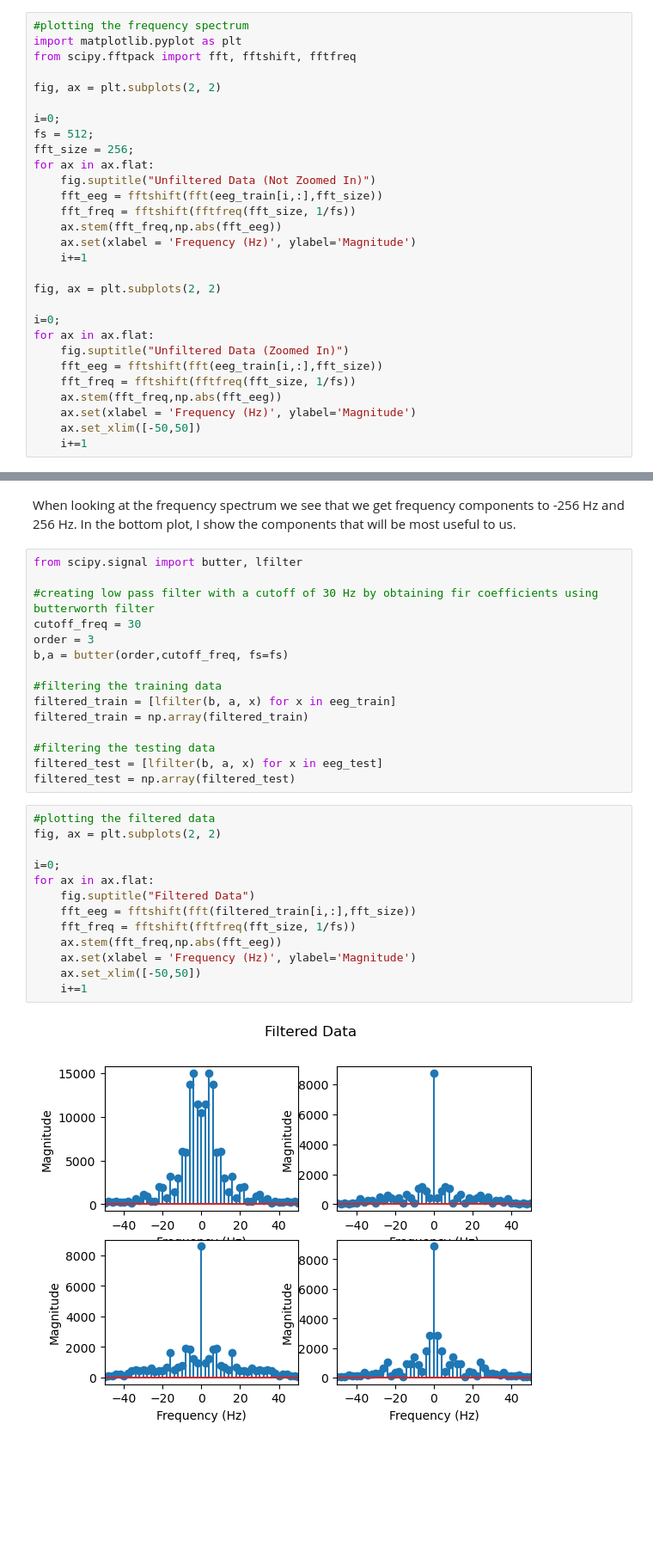
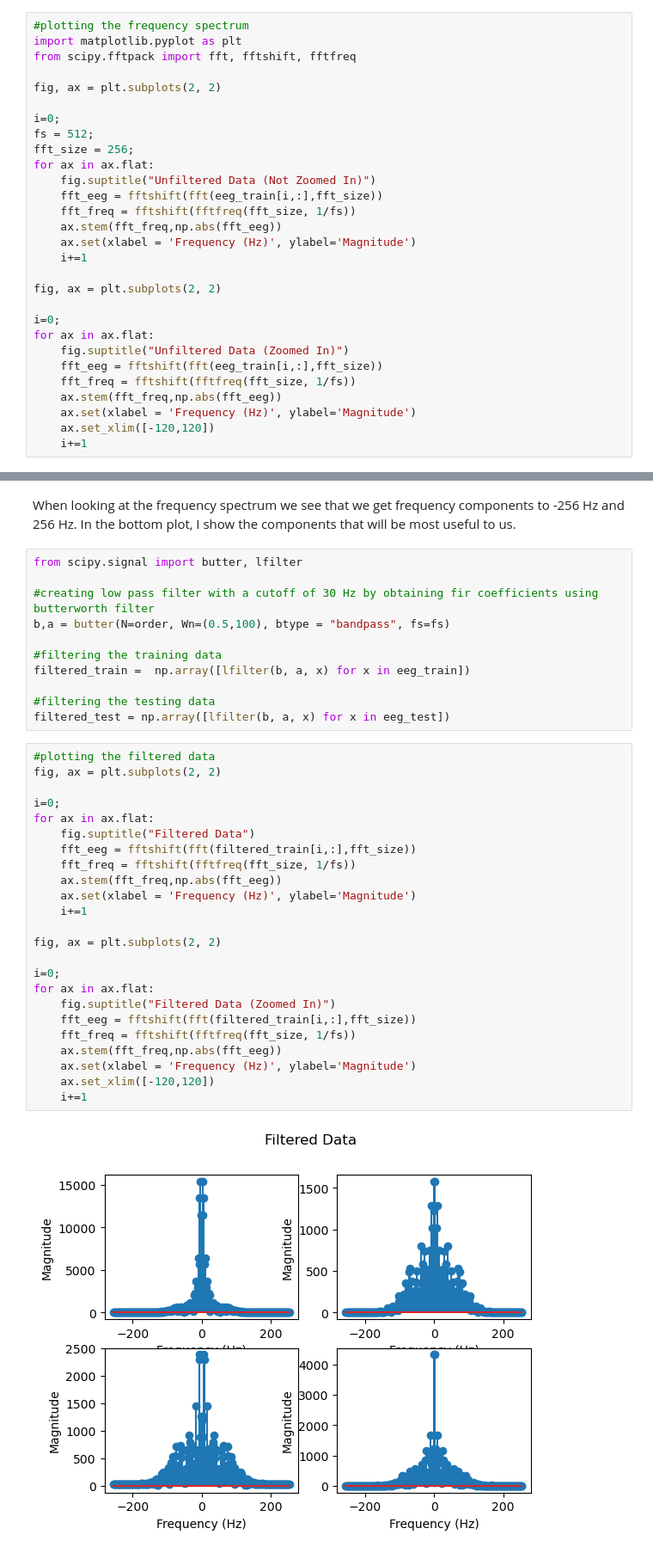
Before and after one commit to mlmulv/Brain-MNIST, a Jupyter notebook: brain_mnist.ipynb, the cells around one changed output, grey strips where cells are left out. Shown at 86% size. Cells and saved outputs as stored; diff of their text form; blank space fills up the shorter version.

```diff
--- a/brain_mnist.ipynb
+++ b/brain_mnist.ipynb
@@ -143,7 +143,7 @@ for ax in ax.flat:
     fft_freq = fftshift(fftfreq(fft_size, 1/fs))
     ax.stem(fft_freq,np.abs(fft_eeg))
     ax.set(xlabel = 'Frequency (Hz)', ylabel='Magnitude')
-    ax.set_xlim([-50,50])
+    ax.set_xlim([-120,120])
     i+=1
 # %% [output]
 [figure]
@@ -154,29 +154,36 @@ When looking at the frequency spectrum we see that we get frequency components t
 from scipy.signal import butter, lfilter
 
 #creating low pass filter with a cutoff of 30 Hz by obtaining fir coefficients using butterworth filter
-cutoff_freq = 30
-order = 3
-b,a = butter(order,cutoff_freq, fs=fs)
+b,a = butter(N=order, Wn=(0.5,100), btype = "bandpass", fs=fs)
 
 #filtering the training data
-filtered_train = [lfilter(b, a, x) for x in eeg_train]
-filtered_train = np.array(filtered_train)
+filtered_train =  np.array([lfilter(b, a, x) for x in eeg_train])
 
 #filtering the testing data
-filtered_test = [lfilter(b, a, x) for x in eeg_test]
-filtered_test = np.array(filtered_test)
+filtered_test = np.array([lfilter(b, a, x) for x in eeg_test])
 # %%
 #plotting the filtered data
 fig, ax = plt.subplots(2, 2)
 
 i=0;
 for ax in ax.flat:
     fig.suptitle("Filtered Data")
     fft_eeg = fftshift(fft(filtered_train[i,:],fft_size))
     fft_freq = fftshift(fftfreq(fft_size, 1/fs))
     ax.stem(fft_freq,np.abs(fft_eeg))
     ax.set(xlabel = 'Frequency (Hz)', ylabel='Magnitude')
-    ax.set_xlim([-50,50])
     i+=1
+
+fig, ax = plt.subplots(2, 2)
+
+i=0;
+for ax in ax.flat:
+    fig.suptitle("Filtered Data (Zoomed In)")
+    fft_eeg = fftshift(fft(filtered_train[i,:],fft_size))
+    fft_freq = fftshift(fftfreq(fft_size, 1/fs))
+    ax.stem(fft_freq,np.abs(fft_eeg))
+    ax.set(xlabel = 'Frequency (Hz)', ylabel='Magnitude')
+    ax.set_xlim([-120,120])
+    i+=1
 # %% [output]
-[figure, old version]
+[figure, new version]
```
Also changed, not shown: parts of 11 cells of this notebook.
